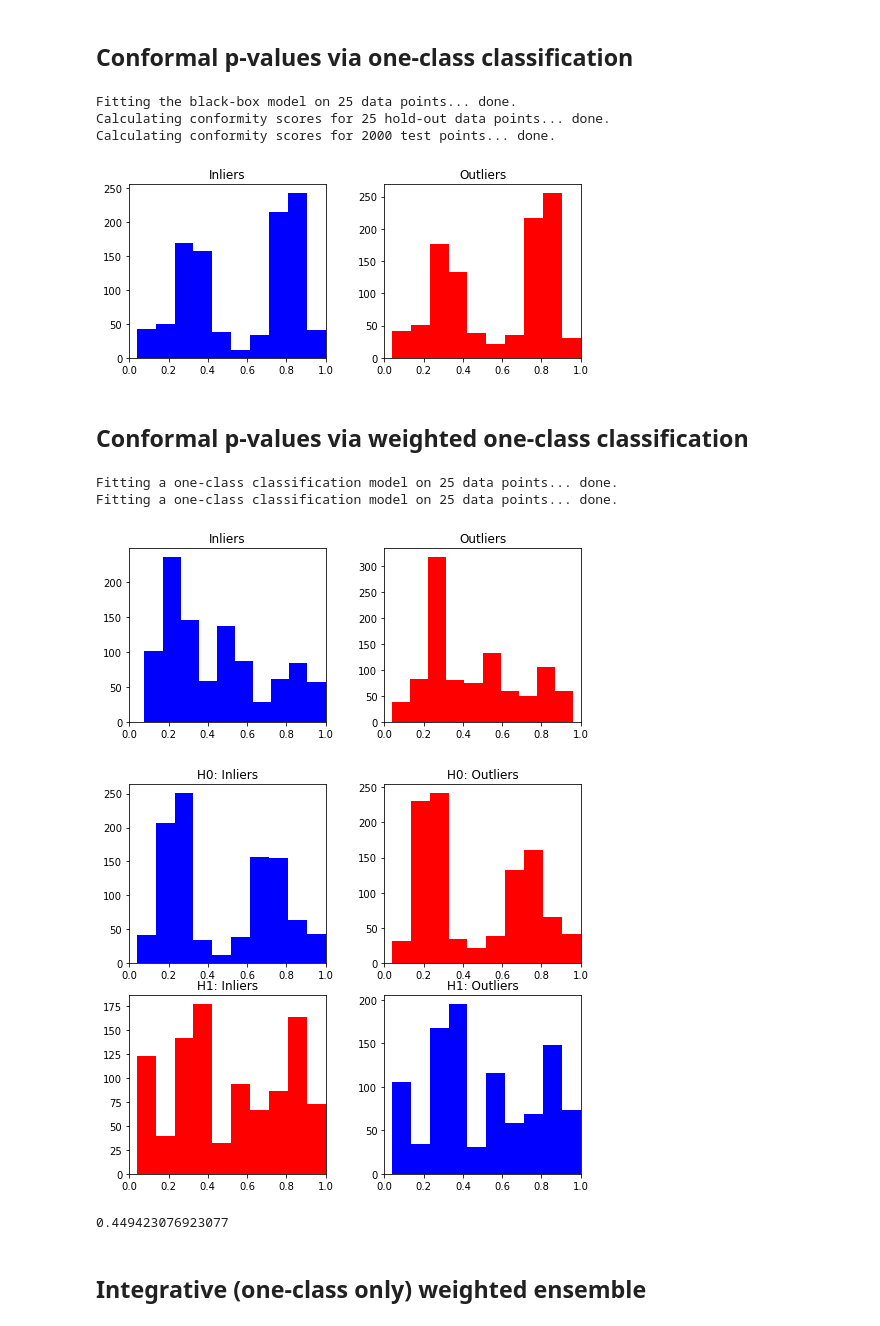
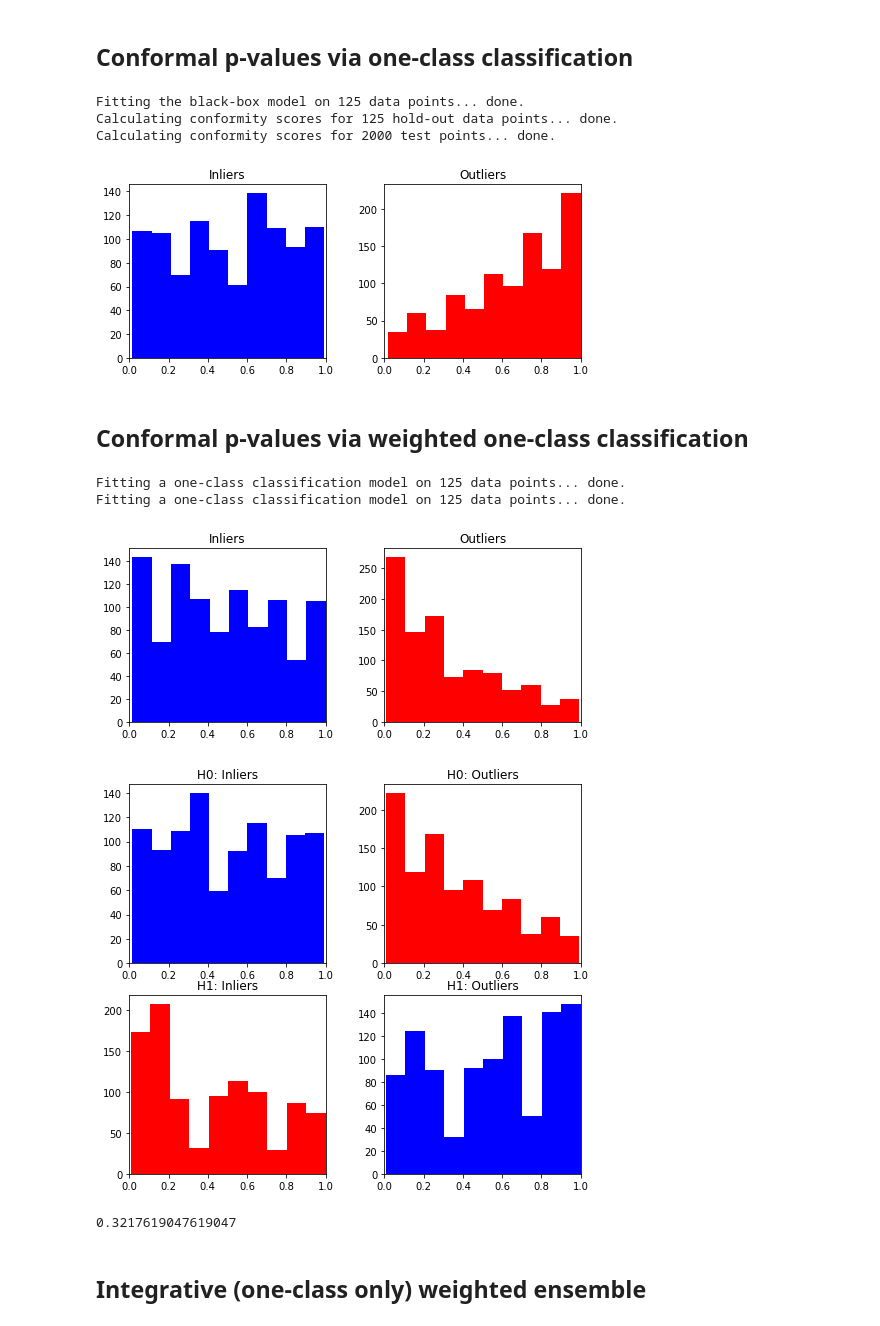
Before and after one commit to ZiyiLiang/weighted_conformal_pvalues, a Jupyter notebook: examples/example-1.ipynb, the cells around one changed output. Cells and saved outputs as stored; diff of their text form; code cells hidden in the pictures.

```diff
--- a/examples/example-1.ipynb
+++ b/examples/example-1.ipynb
@@ -55,7 +55,7 @@ elif model_name == "circles":
     a = 0.7        # Signal amplitude
     model = ConcentricCirclesMixture(p, a, random_state=random_state)
     purity = 0.5      # Proportion of inliers
-    n = 100          # Number of observations
+    n = 500          # Number of observations
 
 elif model_name == "BinomialModel":
     p = 100        # Number of features
@@ -179,7 +179,7 @@ bbox_occ_list = [svm.OneClassSVM(kernel='rbf', degree=3),
                ]
 
 # Choose a one-class classifier algorithm
-bbox_occ = bbox_occ_list[1]
+bbox_occ = bbox_occ_list[3]
 # %%
 from methods_split import OneClassConformal
 
@@ -202,14 +202,14 @@ axs[0].set_xlim(0,1)
 axs[1].set_xlim(0,1)
 plt.show()
 # %% [output]
-Fitting the black-box model on 25 data points... done.
-Calculating conformity scores for 25 hold-out data points... done.
+Fitting the black-box model on 125 data points... done.
+Calculating conformity scores for 125 hold-out data points... done.
 Calculating conformity scores for 2000 test points... done.
-[figure, old version]
+[figure, new version]
 # %% [markdown]
 ## Conformal p-values via weighted one-class classification
 # %%
-from methods_split import WeightedOneClassConformal
+from methods_split import IntegrativeConformal
 
 # Extract the inliers from the data
 X_in = X[Y==0]
@@ -219,7 +219,7 @@ X_out = X[Y==1]
 bboxes_one = [bbox_occ]
 
 # Compute the p-values
-method_woc = WeightedOneClassConformal(X_in, X_out, bboxes_one=bboxes_one, calib_size=0.5, tuning=True)
+method_woc = IntegrativeConformal(X_in, X_out, bboxes_one=bboxes_one, calib_size=0.5, tuning=True)
 pvals_woneclass, pvals_woneclass_0, pvals_woneclass_1 = method_woc.compute_pvalues(X_test, return_prepvals=True)
 
 ## Plot the p-values
@@ -227,38 +227,38 @@ fig, axs = plt.subplots(1,2, figsize=(7,3))
 fig.tight_layout()
 plt.subplots_adjust(wspace=0.3)
 axs[0].hist(pvals_woneclass[Y_test==0], color="blue")
 axs[1].hist(pvals_woneclass[Y_test==1], color="red")
 axs[0].title.set_text('Inliers')
 axs[1].title.set_text('Outliers')
 axs[0].set_xlim(0,1)
 axs[1].set_xlim(0,1)
 plt.show()
 
 ## Plot the preliminary p-values
 fig, axs = plt.subplots(2,2, figsize=(7,6))
 fig.tight_layout()
 plt.subplots_adjust(wspace=0.3)
 axs[0,0].hist(pvals_woneclass_0[Y_test==0], color="blue")
 axs[0,1].hist(pvals_woneclass_0[Y_test==1], color="red")
 axs[1,0].hist(pvals_woneclass_1[Y_test==0], color="red")
 axs[1,1].hist(pvals_woneclass_1[Y_test==1], color="blue")
 axs[0,0].title.set_text('H0: Inliers')
 axs[0,1].title.set_text('H0: Outliers')
 axs[1,0].title.set_text('H1: Inliers')
 axs[1,1].title.set_text('H1: Outliers')
 axs[0,0].set_xlim(0,1)
 axs[0,1].set_xlim(0,1)
 axs[1,0].set_xlim(0,1)
 axs[1,1].set_xlim(0,1)
 plt.show()
 
 np.mean(pvals_woneclass[Y_test==1])
 # %% [output]
-Fitting a one-class classification model on 25 data points... done.
-Fitting a one-class classification model on 25 data points... done.
+Fitting a one-class classification model on 125 data points... done.
+Fitting a one-class classification model on 125 data points... done.
-[figure, old version]
+[figure, new version]
-[figure, old version]
+[figure, new version]
-0.449423076923077
+0.3217619047619047
 # %% [markdown]
 ## Integrative (one-class only) weighted ensemble
 # %%
```
Also changed, not shown: parts of 8 cells of this notebook, 11 other files.
